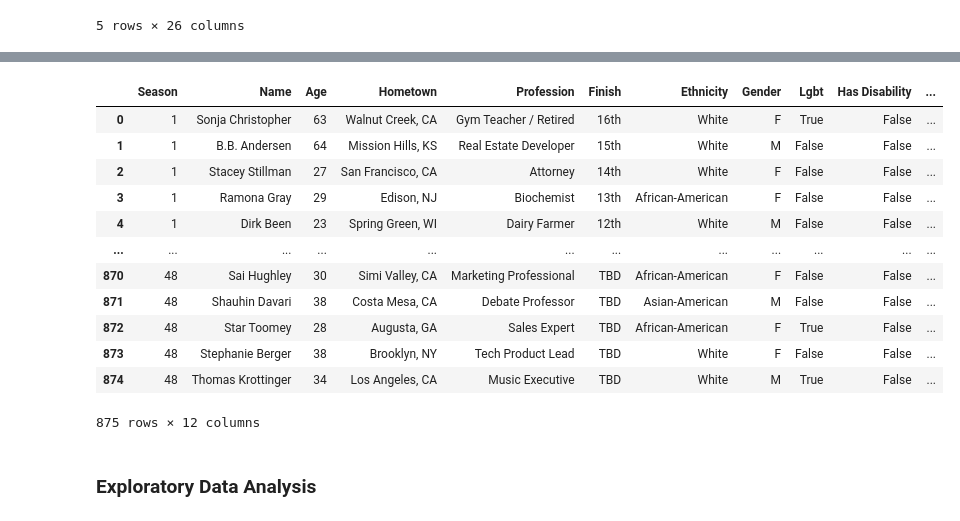
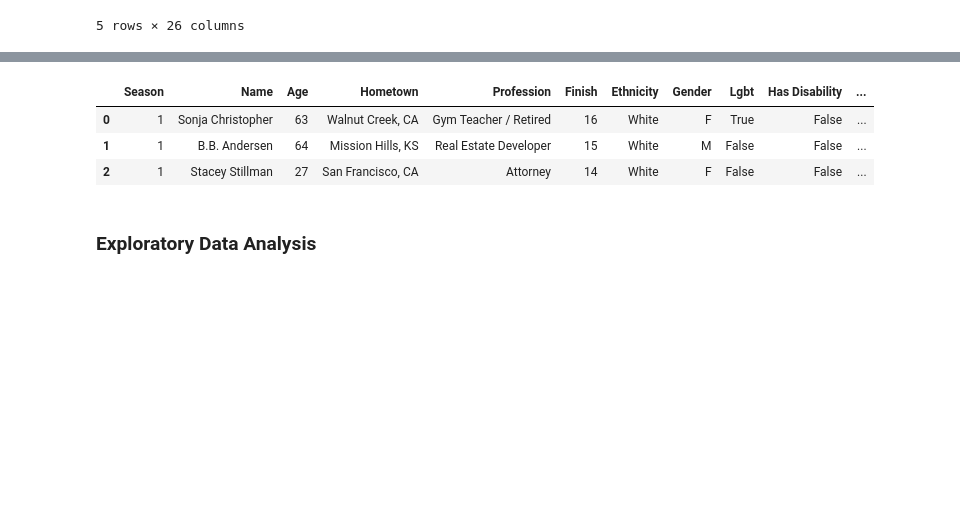
Before and after one commit to jubilbee/Survivor_EDA, a Jupyter notebook: Survivor_EDA.ipynb, the cells around one changed output, grey strips where cells are left out. Drawn from its saved outputs; the diff is of its cells as text; code cells hidden in the pictures; blank space fills up the shorter version.

```diff
--- a/Survivor_EDA.ipynb
+++ b/Survivor_EDA.ipynb
@@ -205,14 +170,17 @@ Finally, I fill the null values in the contestants table, which only consists of
 # %%
+contestants['Finish'] = contestants['Finish'].str.strip('th')
 # fill null values
-contestants['Finish'] = contestants['Finish'].fillna('TBD')
+contestants['Finish'] = contestants['Finish'].fillna(0)
 # replace Winner, Runner-up, 2nd Runner-up, Co-runner up with 1st or 2nd, respectively
 contestants['Finish'] = contestants['Finish'].replace({
-    'Winner': '1st',
-    'Runner-up': '2nd',
-    'Co-runner up': '2nd',
-    '2nd Runner-up': '2nd'
+    'Winner': '1',
+    'Runner-up': 2,
+    'Co-runner up': 2,
+    '2nd Runner-up': 2,
+    '3rd': 3,
+    '1s': 1
 })
+contestants['Finish'].astype(int)
 contestants.head()
-# update csv
 # %% [output]
 |  | Season | Name | Age | Hometown | Profession | Finish | Ethnicity | Gender | Lgbt | Has Disability | ... |
@@ -250,25 +209,16 @@ contestants
 # %%
 def add_countries(hometown):
     if 'Canada' in hometown:
         return 'Canada'
     else:
         return 'USA'
 contestants['Country'] = contestants['Hometown'].apply(add_countries)
 contestants.to_csv('contestants.csv', index=False)
-contestants
+contestants.head(3)
 # %% [output]
 |  | Season | Name | Age | Hometown | Profession | Finish | Ethnicity | Gender | Lgbt | Has Disability | ... |
-| 0 | 1 | Sonja Christopher | 63 | Walnut Creek, CA | Gym Teacher / Retired | 16th | White | F | True | False | ... |
-| 1 | 1 | B.B. Andersen | 64 | Mission Hills, KS | Real Estate Developer | 15th | White | M | False | False | ... |
-| 2 | 1 | Stacey Stillman | 27 | San Francisco, CA | Attorney | 14th | White | F | False | False | ... |
-| 3 | 1 | Ramona Gray | 29 | Edison, NJ | Biochemist | 13th | African-American | F | False | False | ... |
-| 4 | 1 | Dirk Been | 23 | Spring Green, WI | Dairy Farmer | 12th | White | M | False | False | ... |
-| ... | ... | ... | ... | ... | ... | ... | ... | ... | ... | ... | ... |
-| 870 | 48 | Sai Hughley | 30 | Simi Valley, CA | Marketing Professional | TBD | African-American | F | False | False | ... |
-| 871 | 48 | Shauhin Davari | 38 | Costa Mesa, CA | Debate Professor | TBD | Asian-American | M | False | False | ... |
-| 872 | 48 | Star Toomey | 28 | Augusta, GA | Sales Expert | TBD | African-American | F | True | False | ... |
-| 873 | 48 | Stephanie Berger | 38 | Brooklyn, NY | Tech Product Lead | TBD | White | F | False | False | ... |
-| 874 | 48 | Thomas Krottinger | 34 | Los Angeles, CA | Music Executive | TBD | White | M | True | False | ... |
+| 0 | 1 | Sonja Christopher | 63 | Walnut Creek, CA | Gym Teacher / Retired | 16 | White | F | True | False | ... |
+| 1 | 1 | B.B. Andersen | 64 | Mission Hills, KS | Real Estate Developer | 15 | White | M | False | False | ... |
+| 2 | 1 | Stacey Stillman | 27 | San Francisco, CA | Attorney | 14 | White | F | False | False | ... |
-875 rows × 12 columns
 # %% [markdown]
 ### Exploratory Data Analysis
```
Also changed, not shown: parts of 18 cells of this notebook, 3 other files.
